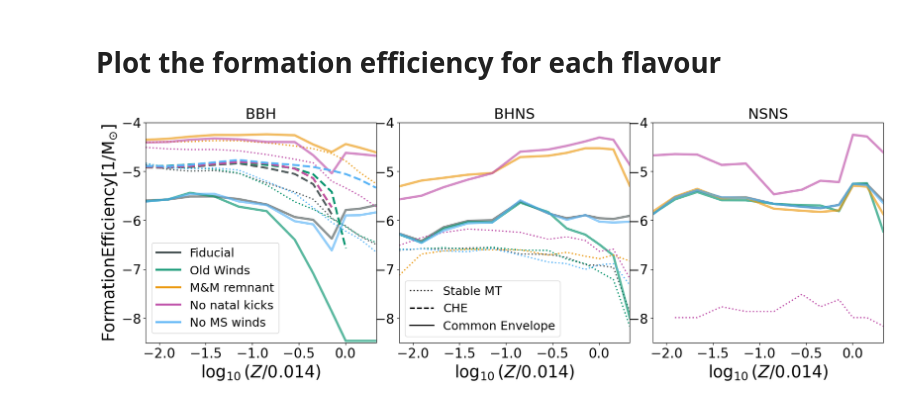
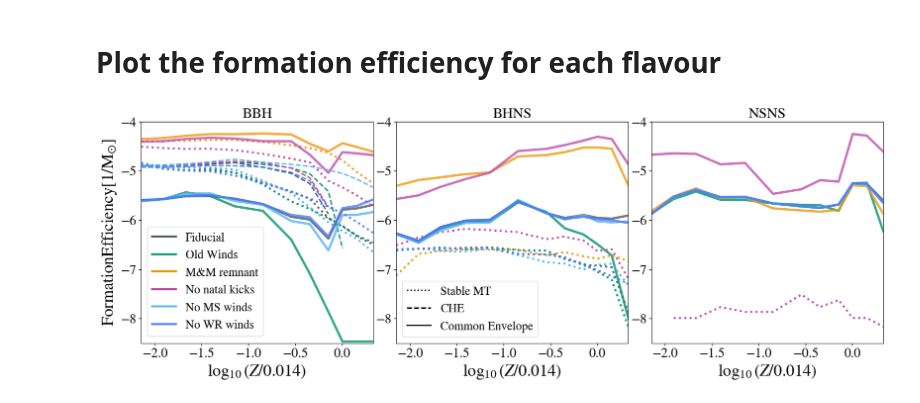
Before and after one commit to LiekeVanSon/ZdependentFormEff, a Jupyter notebook: code/Yield_CE_Stable.ipynb, the cells around one changed output. Saved outputs shown, nothing was run; the diff lists cells and outputs as text; code cells hidden in the pictures.

```diff
--- a/code/Yield_CE_Stable.ipynb
+++ b/code/Yield_CE_Stable.ipynb
@@ -15,11 +15,28 @@ import matplotlib as mpl
 import matplotlib.lines as mlines
 import multiprocessing as mp
 
-
 # add run_data path to sys
 sys.path.append('./run_data')
 from definitions import sim_flags_dict
 
+
+######################################
+## PLOT setttings
+plt.rc('font', family='serif')
+from matplotlib import rc
+import matplotlib
+matplotlib.rcParams['mathtext.fontset'] = 'stix'
+matplotlib.rcParams['font.family'] = 'STIXGeneral'
+fsize, SMALL_SIZE, MEDIUM_SIZE, BIGGER_SIZE = 30,20,25,30
+for obj in ['axes','xtick','ytick']:
+    plt.rc(obj, labelsize=SMALL_SIZE)          # controls default text sizes
+for obj in ['figure','axes']:
+    plt.rc(obj, titlesize=BIGGER_SIZE)    # fontsize of the tick labels
+plt.rc('font', size=MEDIUM_SIZE)          # controls default text sizes
+plt.rc('legend', fontsize=SMALL_SIZE)    # legend fontsize
+
+
+
 home_dir    = os.path.expanduser("~")
 compas_v    = "v03.01.02" #"v02.46.01" # #"#v02.35.02/"
 datar_root  =  f"{home_dir}/ceph/CompasOutput/{compas_v}/"
@@ -421,7 +438,7 @@ sim_plot_lines = [] # list to store the lines that will be added to the simulati
 for sim_name, (label, color) in sim_name_dict.items():
 
     # skip a few for clarity
-    if sim_name in ['NewWinds_RemFryer2012_noWRwinds', 'RemFryer2012_NOwinds','NewWinds_RemFryer2012_noBHkick' ]: #'NewWinds_RemFryer2012_noMSwinds',
+    if sim_name in ['RemFryer2012_NOwinds','NewWinds_RemFryer2012_noBHkick' ]: #'NewWinds_RemFryer2012_noMSwinds', 'NewWinds_RemFryer2012_noWRwinds',
         continue
 
     # Create the lines that will be added to the first legend
@@ -438,38 +455,38 @@ for sim_name, (label, color) in sim_name_dict.items():
         flav_data = data[flavor]
 
         # Plot the number of DCO mergers as a function of metallicity
-        ax.plot(np.log10(Z_values/0.014), np.log10(flav_data['stable_group_lengths']/totalMassEvolvedPerMetallicity), label = None , lw = 2, ls = ':', marker = '', color = color)
-        ax.plot(np.log10(Z_values/0.014), np.log10(flav_data['CHEstable_group_lengths']/totalMassEvolvedPerMetallicity), label = None , lw = 3, alpha = 1,  ls = '--', marker = '', color = color)
-        ax.plot(np.log10(Z_values/0.014), np.log10(flav_data['CE_group_lengths']/totalMassEvolvedPerMetallicity), label = None, lw = 3.5, alpha = 0.65,  ls = '-',  color = color)
+        ax.plot(np.log10(Z_values/0.014), np.log10(flav_data['stable_group_lengths']/totalMassEvolvedPerMetallicity), label = None , lw = 3, ls = ':', marker = '', color = color)
+        ax.plot(np.log10(Z_values/0.014), np.log10(flav_data['CHEstable_group_lengths']/totalMassEvolvedPerMetallicity), label = None , lw = 2, alpha = 1,  ls = '--', marker = '', color = color)
+        ax.plot(np.log10(Z_values/0.014), np.log10(flav_data['CE_group_lengths']/totalMassEvolvedPerMetallicity), label = None, lw = 3.5, alpha = 0.8,  ls = '-',  color = color)
         # ax.plot(np.log10(Z_values/0.014), np.log10(CHECE_group_lengths/totalMassEvolvedPerMetallicity), label = f'Chem Hom. CE {sim_name}', lw = 2, ls = '--', marker = 'o', color = color)
 
         #####
         # plotvalues
         ax.set_title(f'{flavor}', fontsize = 22)
 
         ax.set_xlim(np.log10(1e-4/0.014),np.log10(0.03/0.014))
         ax.set_xlabel('$\log_{10}(Z/0.014)$', fontsize = 25)
         ax.set_ylim(-8.5,-4)
         ax.tick_params(axis='both', which='major', labelsize=20)     # increase  tick labels
         ax.tick_params(axis='both', which='minor', labelsize=20)
 
 
 #########################
 # plotvalues
 fig.subplots_adjust(hspace=0.25, wspace=0.1)
 axes[0].set_ylabel("$\mathrm{Formation Efficiency [1/M_{\odot}]}$", fontsize =25)
 
 # Create the simulation legend
-legend1 = axes[0].legend(handles= sim_plot_lines, bbox_to_anchor=(0, 0.48), loc='upper left', fontsize = 18, ncols = 1)
+legend1 = axes[0].legend(handles= sim_plot_lines, bbox_to_anchor=(0, 0.55), loc='upper left', fontsize = 18, ncols = 1)
 # legend1 = axes[1].legend(handles= sim_plot_lines, bbox_to_anchor=(0.5, -0.2), loc='upper center', fontsize = 18, ncols = 3)
 
 # Creating the channel legend
 stable_line = mlines.Line2D([], [],lw = 2, color='black', linestyle=':', marker = '', label='Stable MT')
 CHE_line    = mlines.Line2D([], [],lw = 2, color='black', linestyle='--', marker = '', label='CHE')
 CE_line     = mlines.Line2D([], [],lw = 2, color='black', linestyle='-', label='Common Envelope')
 axes[1].legend(handles=[stable_line, CHE_line, CE_line], loc='lower left', fontsize = 18)
 
 plt.savefig(f'../plots/{compas_v}/Yield_variations.pdf', bbox_inches='tight')
 plt.show()
 # %% [output]
-[figure, old version]
+[figure, new version]
```
Also changed, not shown: 1 other file.
